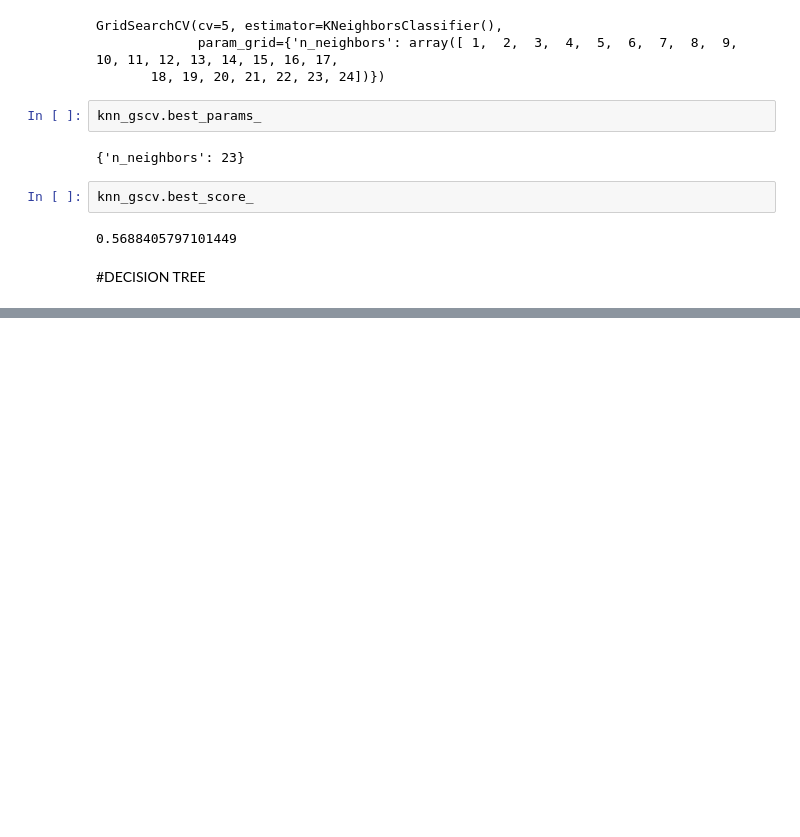
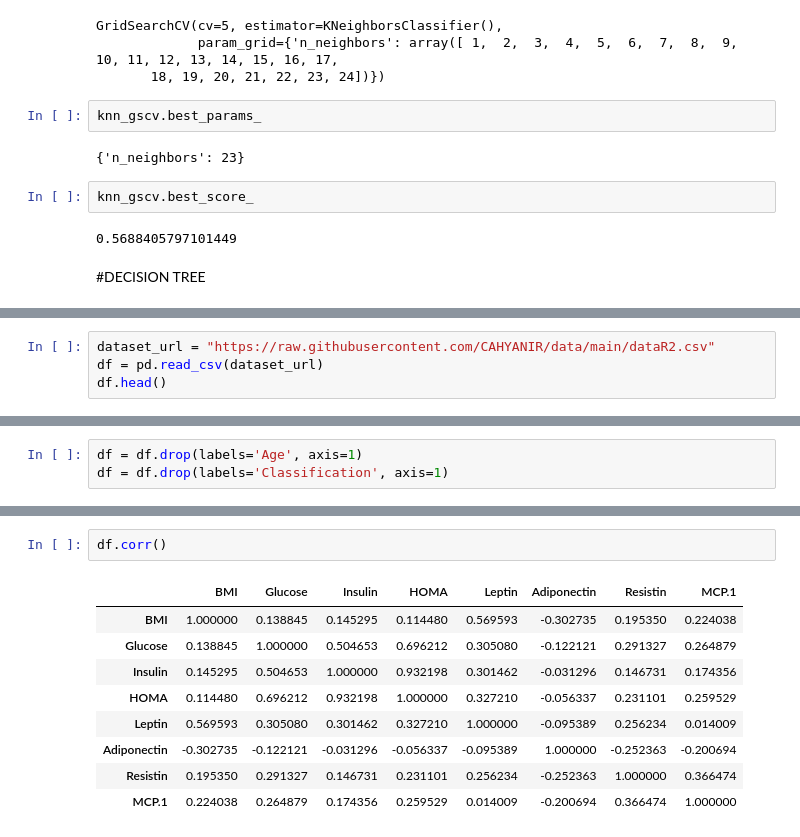
Before and after one commit to CAHYANIR/datamining, a Jupyter notebook: _sources/UTS.ipynb, the cells around one changed output, grey strips where cells are left out. Drawn from its saved outputs; the diff is of its cells as text; blank space fills up the shorter version.

```diff
--- a/_sources/UTS.ipynb
+++ b/_sources/UTS.ipynb
@@ -83,0 +90,4 @@ knn_gscv.best_score_
+# %%
+dataset_url = "https://raw.githubusercontent.com/CAHYANIR/data/main/dataR2.csv"
+df = pd.read_csv(dataset_url)
+df.head()
@@ -83,0 +101,3 @@ knn_gscv.best_score_
+# %%
+df = df.drop(labels='Age', axis=1)
+df = df.drop(labels='Classification', axis=1)
@@ -83,0 +113,12 @@ knn_gscv.best_score_
+# %%
+df.corr()
+# %% [output]
+|  | BMI | Glucose | Insulin | HOMA | Leptin | Adiponectin | Resistin | MCP.1 |
+| BMI | 1.000000 | 0.138845 | 0.145295 | 0.114480 | 0.569593 | -0.302735 | 0.195350 | 0.224038 |
+| Glucose | 0.138845 | 1.000000 | 0.504653 | 0.696212 | 0.305080 | -0.122121 | 0.291327 | 0.264879 |
+| Insulin | 0.145295 | 0.504653 | 1.000000 | 0.932198 | 0.301462 | -0.031296 | 0.146731 | 0.174356 |
+| HOMA | 0.114480 | 0.696212 | 0.932198 | 1.000000 | 0.327210 | -0.056337 | 0.231101 | 0.259529 |
+| Leptin | 0.569593 | 0.305080 | 0.301462 | 0.327210 | 1.000000 | -0.095389 | 0.256234 | 0.014009 |
+| Adiponectin | -0.302735 | -0.122121 | -0.031296 | -0.056337 | -0.095389 | 1.000000 | -0.252363 | -0.200694 |
+| Resistin | 0.195350 | 0.291327 | 0.146731 | 0.231101 | 0.256234 | -0.252363 | 1.000000 | 0.366474 |
+| MCP.1 | 0.224038 | 0.264879 | 0.174356 | 0.259529 | 0.014009 | -0.200694 | 0.366474 | 1.000000 |
```
Also changed, not shown: parts of 8 cells of this notebook, 3 other files.
